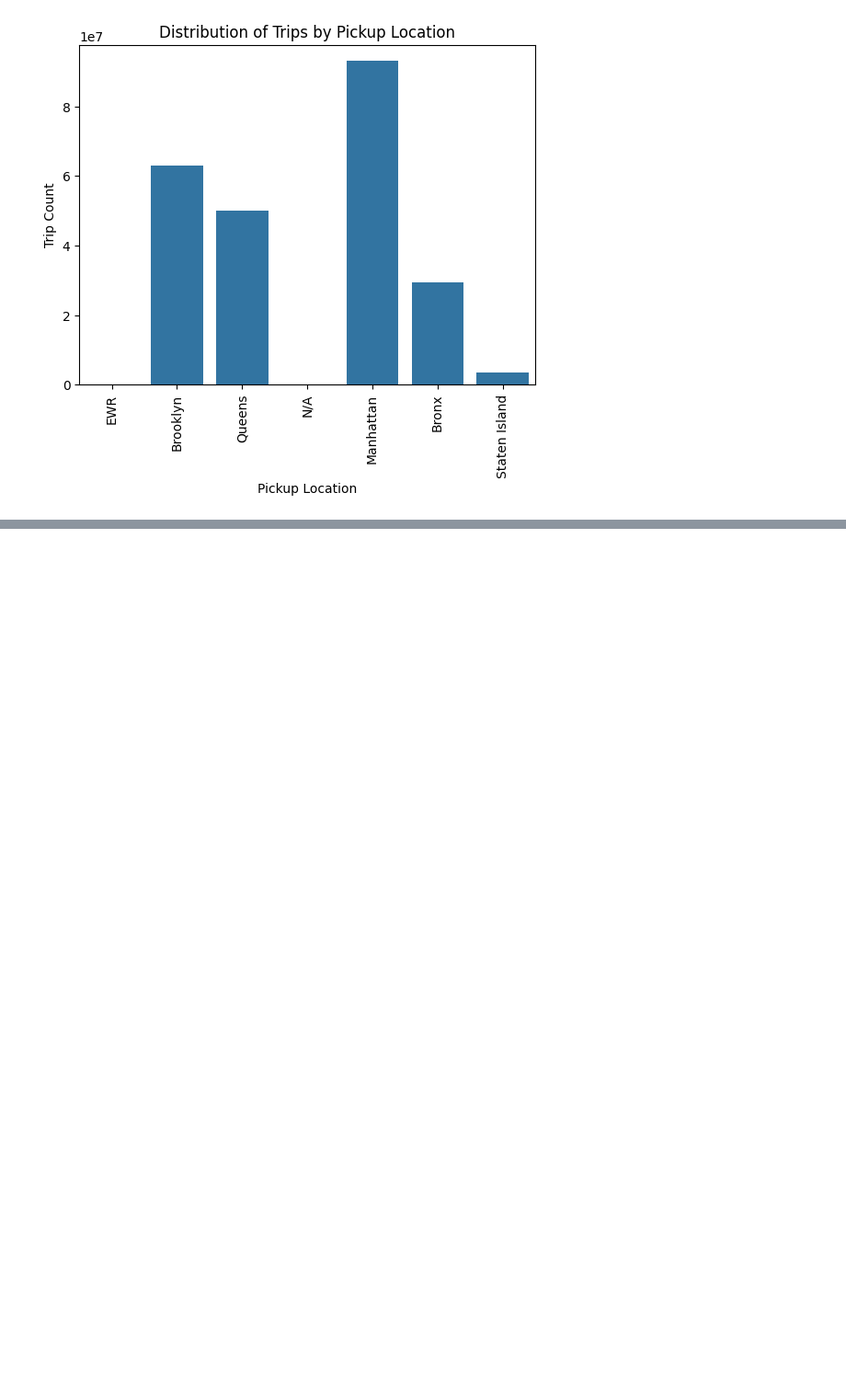
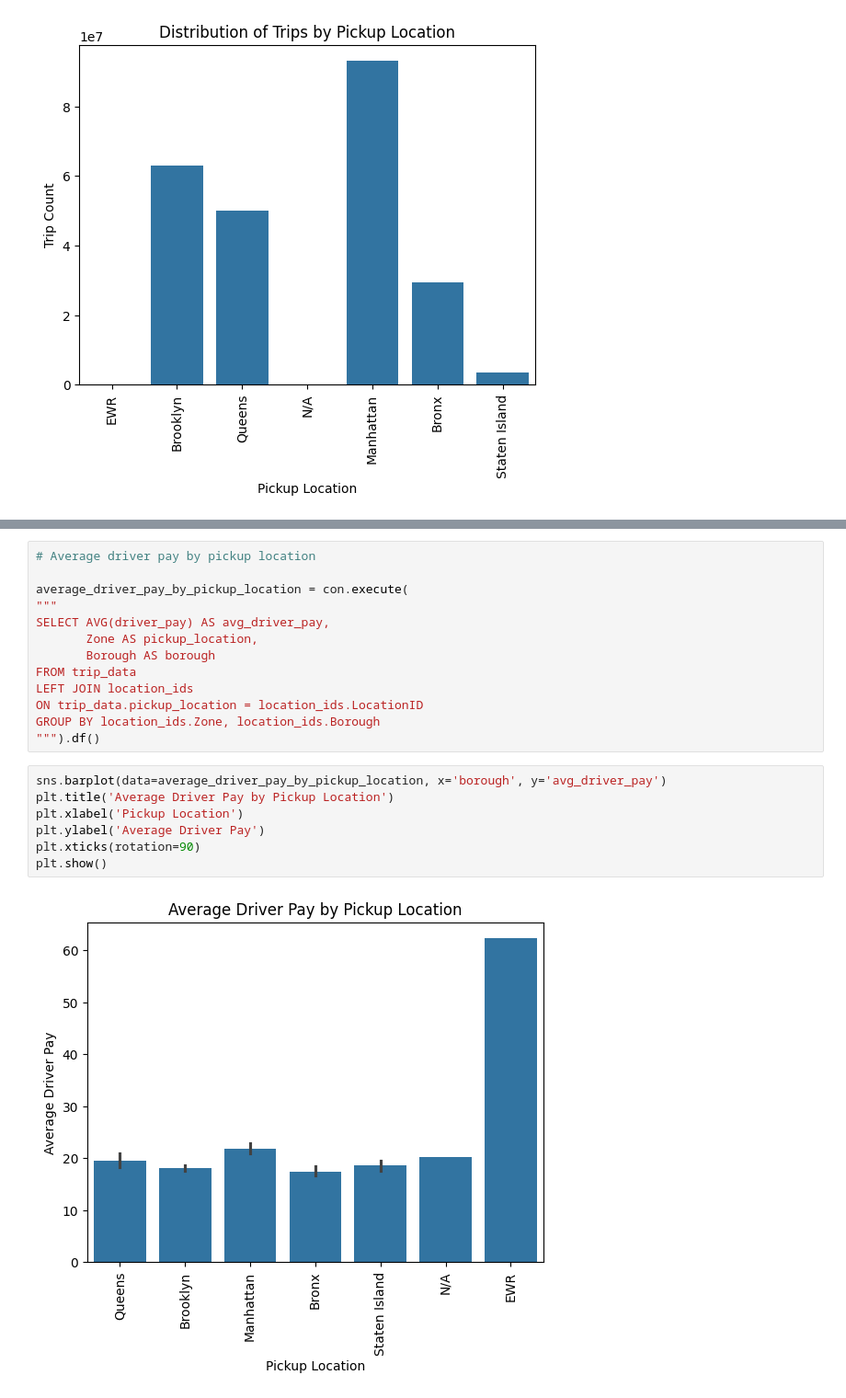
Before and after one commit to 4ct1o/nyc-tlc-interactive-heatmap, a Jupyter notebook: 02_notebooks/01_eda.ipynb, the cells around one changed output, grey strips where cells are left out. Shown at 92% size. Cells and saved outputs as stored; diff of their text form; blank space fills up the shorter version.

```diff
--- a/02_notebooks/01_eda.ipynb
+++ b/02_notebooks/01_eda.ipynb
@@ -130,0 +173,22 @@ plt.show()
+# %%
+# Average driver pay by pickup location
+
+average_driver_pay_by_pickup_location = con.execute(
+"""
+SELECT AVG(driver_pay) AS avg_driver_pay,
+       Zone AS pickup_location,
+       Borough AS borough
+FROM trip_data
+LEFT JOIN location_ids
+ON trip_data.pickup_location = location_ids.LocationID
+GROUP BY location_ids.Zone, location_ids.Borough
+""").df()
+# %%
+sns.barplot(data=average_driver_pay_by_pickup_location, x='borough', y='avg_driver_pay')
+plt.title('Average Driver Pay by Pickup Location')
+plt.xlabel('Pickup Location')
+plt.ylabel('Average Driver Pay')
+plt.xticks(rotation=90)
+plt.show()
+# %% [output]
+[figure, added]
```
Also changed, not shown: parts of 6 cells of this notebook.
